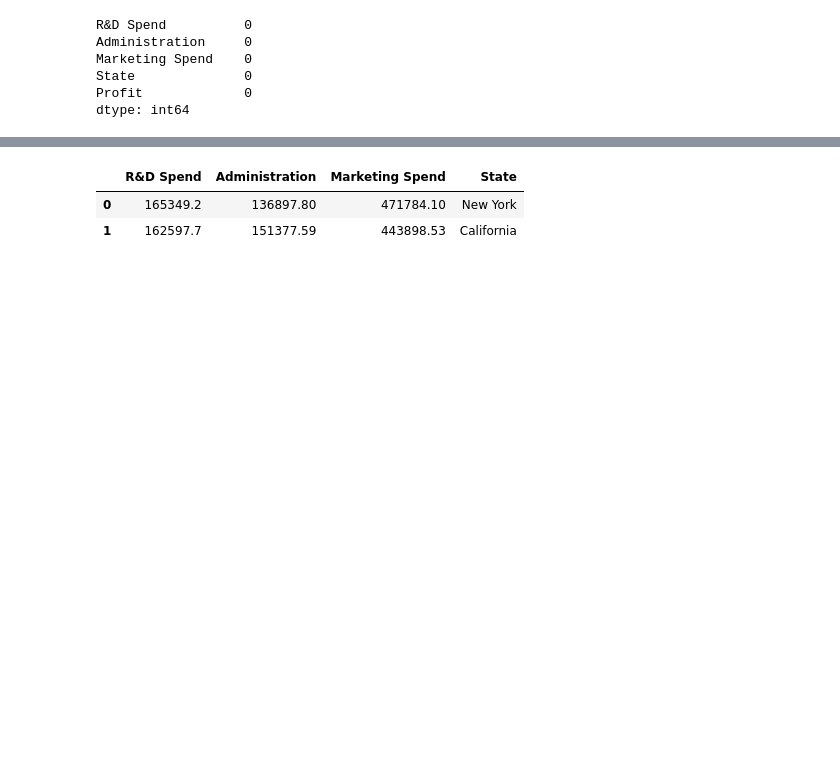
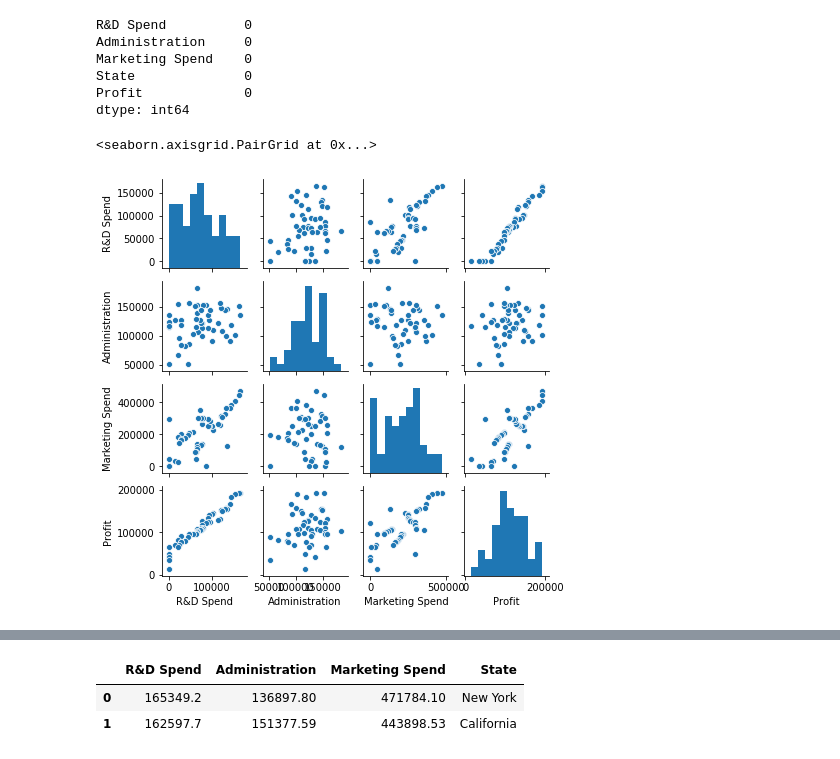
Before and after one commit to RupaBaskar/Multiple-Regressions-Projects, a Jupyter notebook: Profit prediction for startups.ipynb, the cells around one changed output, grey strips where cells are left out. Saved outputs shown, nothing was run; the diff lists cells and outputs as text; code cells hidden in the pictures; blank space fills up the shorter version.

```diff
--- a/Profit prediction for startups.ipynb
+++ b/Profit prediction for startups.ipynb
@@ -31,3 +32,8 @@ Marketing Spend    0
 State              0
 Profit             0
 dtype: int64
+# %%
+sns.pairplot(data, height=1.5)
+# %% [output]
+<seaborn.axisgrid.PairGrid at 0x...>
+[figure, added]
```
Also changed, not shown: parts of 10 cells of this notebook.
